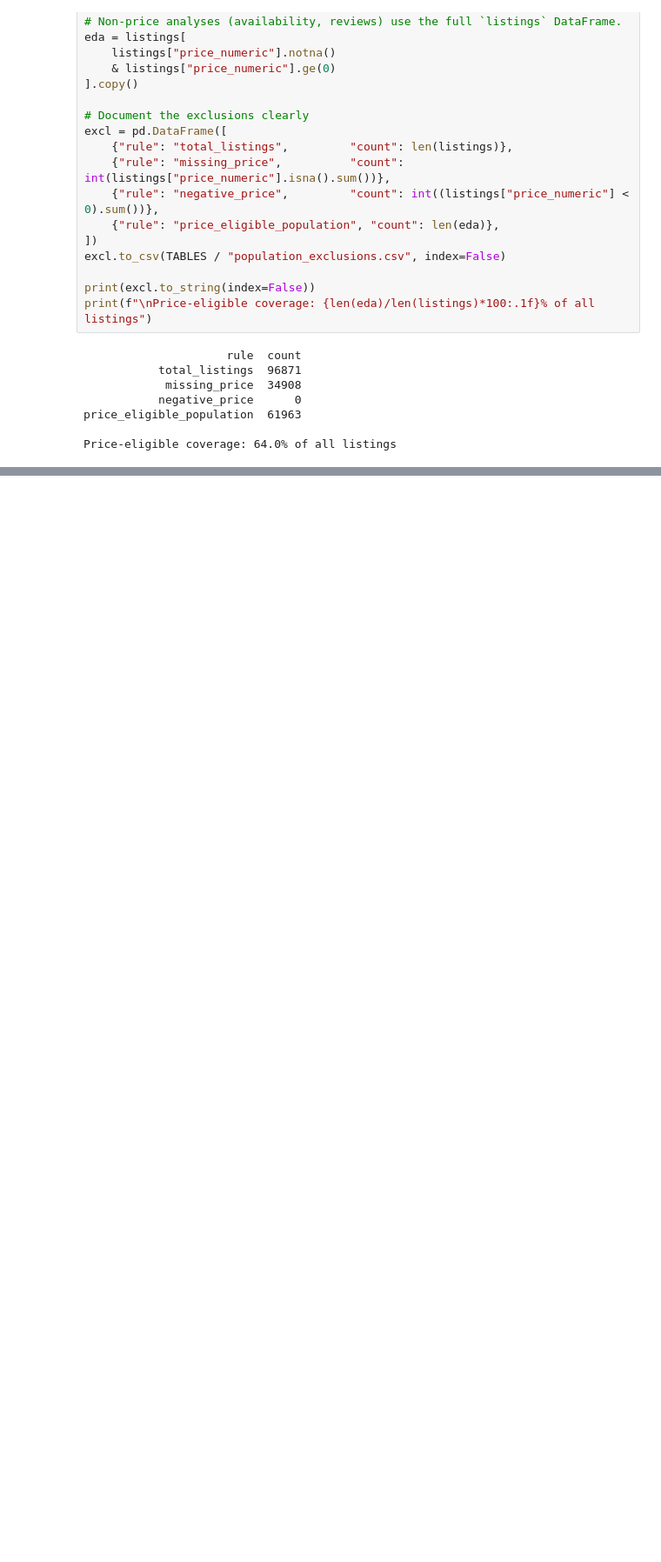
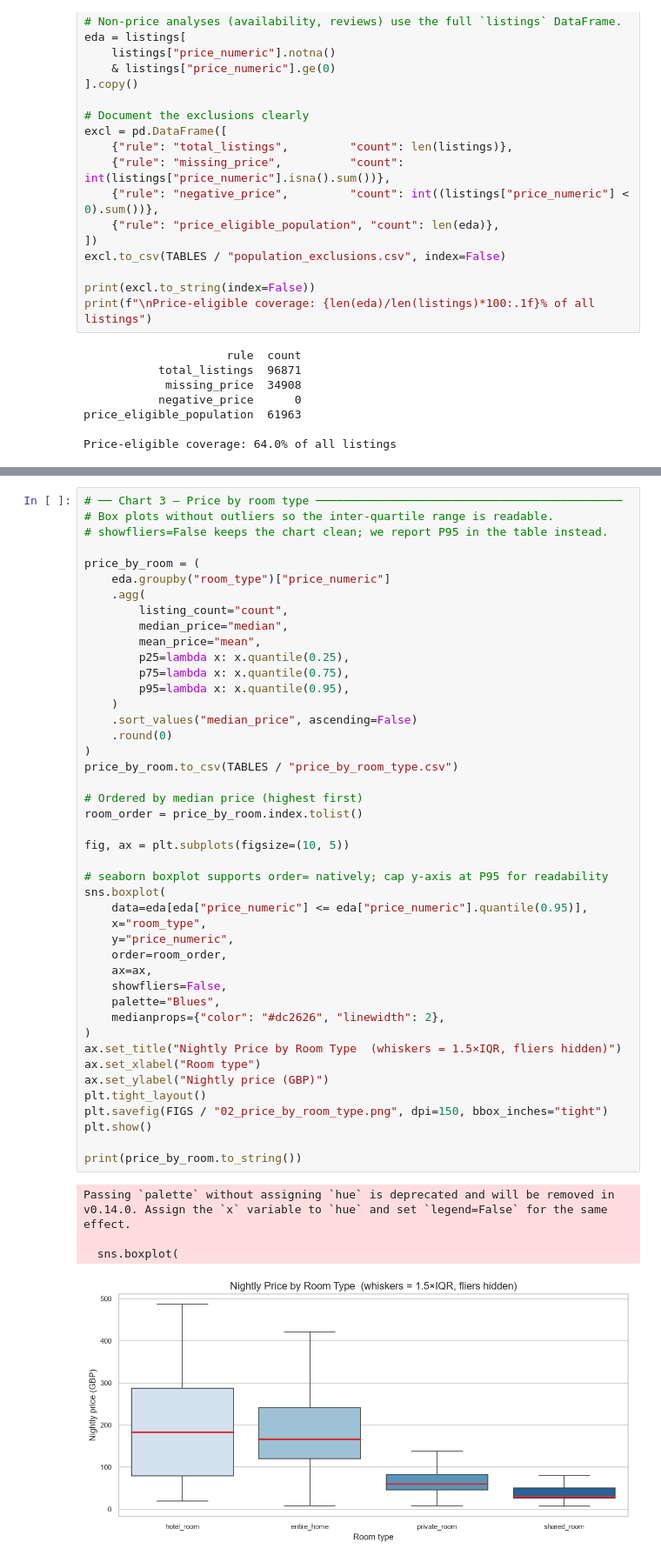
Before and after one commit to bavikaranyogeswaran/Airbnb-Multi-City-Data-Pipeline, a Jupyter notebook: notebooks/03_exploratory_data_analysis.ipynb, the cells around one changed output, grey strips where cells are left out. Shown at 87% size. Drawn from its saved outputs; the diff is of its cells as text; blank space fills up the shorter version.

```diff
--- a/notebooks/03_exploratory_data_analysis.ipynb
+++ b/notebooks/03_exploratory_data_analysis.ipynb
@@ -246,0 +299,49 @@ Price-eligible coverage: 64.0% of all listings
+# %%
+# ── Chart 3 — Price by room type ─────────────────────────────────────────────
+# Box plots without outliers so the inter-quartile range is readable.
+# showfliers=False keeps the chart clean; we report P95 in the table instead.
+
+price_by_room = (
+    eda.groupby("room_type")["price_numeric"]
+    .agg(
+        listing_count="count",
+        median_price="median",
+        mean_price="mean",
+        p25=lambda x: x.quantile(0.25),
+        p75=lambda x: x.quantile(0.75),
+        p95=lambda x: x.quantile(0.95),
+    )
+    .sort_values("median_price", ascending=False)
+    .round(0)
+)
+price_by_room.to_csv(TABLES / "price_by_room_type.csv")
+
+# Ordered by median price (highest first)
+room_order = price_by_room.index.tolist()
+
+fig, ax = plt.subplots(figsize=(10, 5))
+
+# seaborn boxplot supports order= natively; cap y-axis at P95 for readability
+sns.boxplot(
+    data=eda[eda["price_numeric"] <= eda["price_numeric"].quantile(0.95)],
+    x="room_type",
+    y="price_numeric",
+    order=room_order,
+    ax=ax,
+    showfliers=False,
+    palette="Blues",
+    medianprops={"color": "#dc2626", "linewidth": 2},
+)
+ax.set_title("Nightly Price by Room Type  (whiskers = 1.5×IQR, fliers hidden)")
+ax.set_xlabel("Room type")
+ax.set_ylabel("Nightly price (GBP)")
+plt.tight_layout()
+plt.savefig(FIGS / "02_price_by_room_type.png", dpi=150, bbox_inches="tight")
+plt.show()
+
+print(price_by_room.to_string())
+# %% [output]
+Passing `palette` without assigning `hue` is deprecated and will be removed in v0.14.0. Assign the `x` variable to `hue` and set `legend=False` for the same effect.
+
+  sns.boxplot(
+[figure, added]
```
Also changed, not shown: parts of 8 cells of this notebook, 11 other files.
